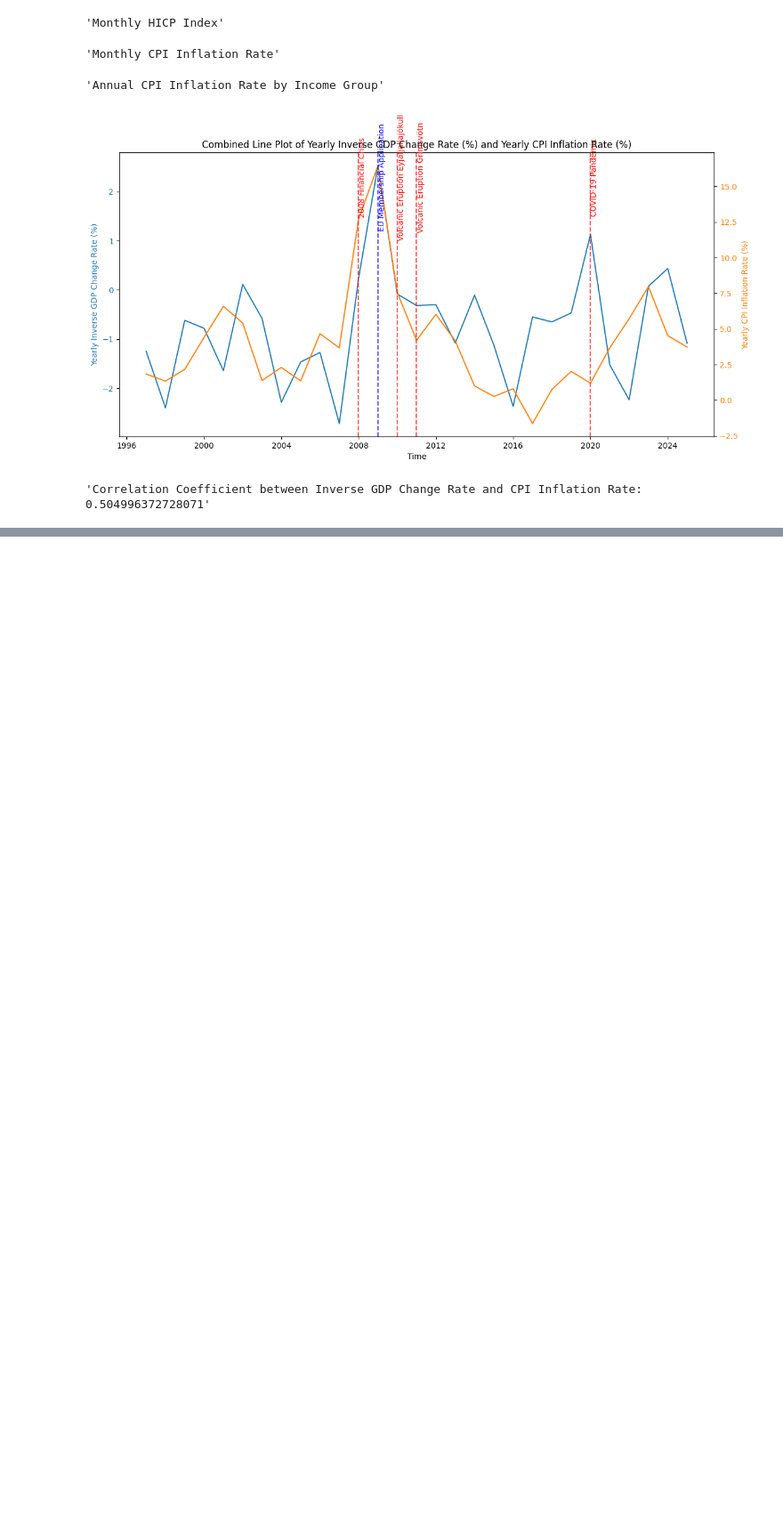
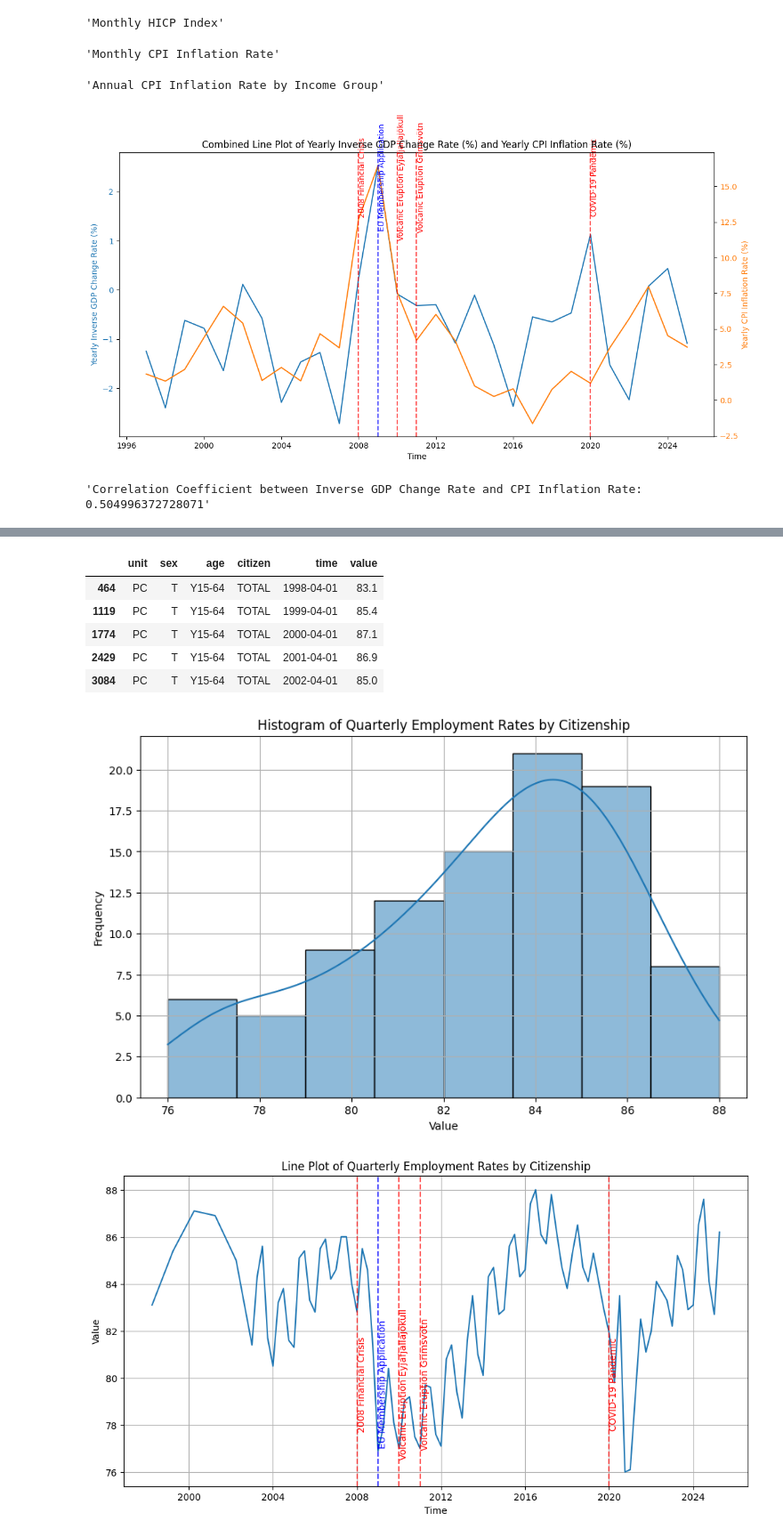
Before and after one commit to muffindud/iceland-data-analysis, a Jupyter notebook: main.ipynb, the cells around one changed output, grey strips where cells are left out. Shown at 89% size. Drawn from its saved outputs; the diff is of its cells as text; code cells hidden in the pictures; blank space fills up the shorter version.

```diff
--- a/main.ipynb
+++ b/main.ipynb
@@ -650,0 +706,24 @@ Conclusion: Iceland's GDP growth is inversely correlated with inflation rates ov
+# %%
+lfsq_ergan = get_dataframe("lfsq_ergan")
+lfsq_ergan = fix_dates(lfsq_ergan)
+lfsq_ergan = remove_empty_columns(lfsq_ergan)
+lfsq_ergan = melt_dataframe(lfsq_ergan)
+lfsq_ergan = drop_columns(lfsq_ergan, ["freq"])
+lfsq_ergan = filter_dataframe(lfsq_ergan, {"sex": ["T"], "age": ["Y15-64"], "citizen": ["TOTAL"]})
+lfsq_ergan.name = "lfsq_ergan"
+lfsq_ergan.title = "Quarterly Employment Rates by Citizenship"
+
+display(lfsq_ergan.head())
+make_histogram(lfsq_ergan).show()
+make_line_plot(lfsq_ergan).show()
+make_scatter_plot(lfsq_ergan).show()
+make_box_plot(lfsq_ergan).show()
+# %% [output]
+|  | unit | sex | age | citizen | time | value |
+| 464 | PC | T | Y15-64 | TOTAL | 1998-04-01 | 83.1 |
+| 1119 | PC | T | Y15-64 | TOTAL | 1999-04-01 | 85.4 |
+| 1774 | PC | T | Y15-64 | TOTAL | 2000-04-01 | 87.1 |
+| 2429 | PC | T | Y15-64 | TOTAL | 2001-04-01 | 86.9 |
+| 3084 | PC | T | Y15-64 | TOTAL | 2002-04-01 | 85.0 |
+[figure, added]
+[figure, added]
```
Also changed, not shown: parts of 10 cells of this notebook, 5 other files.
